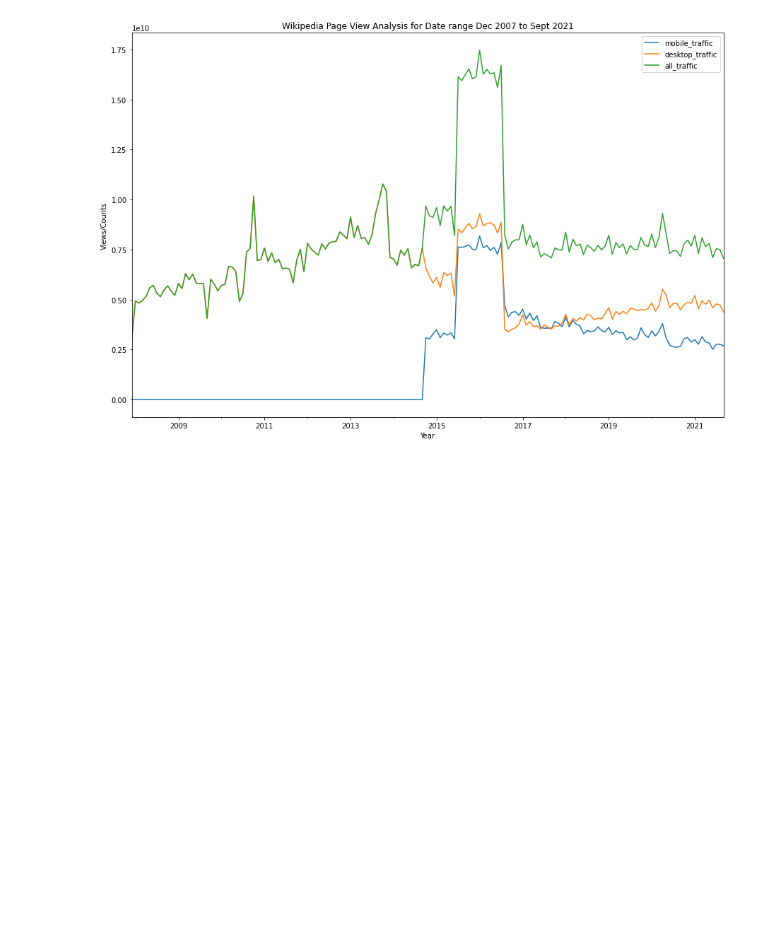
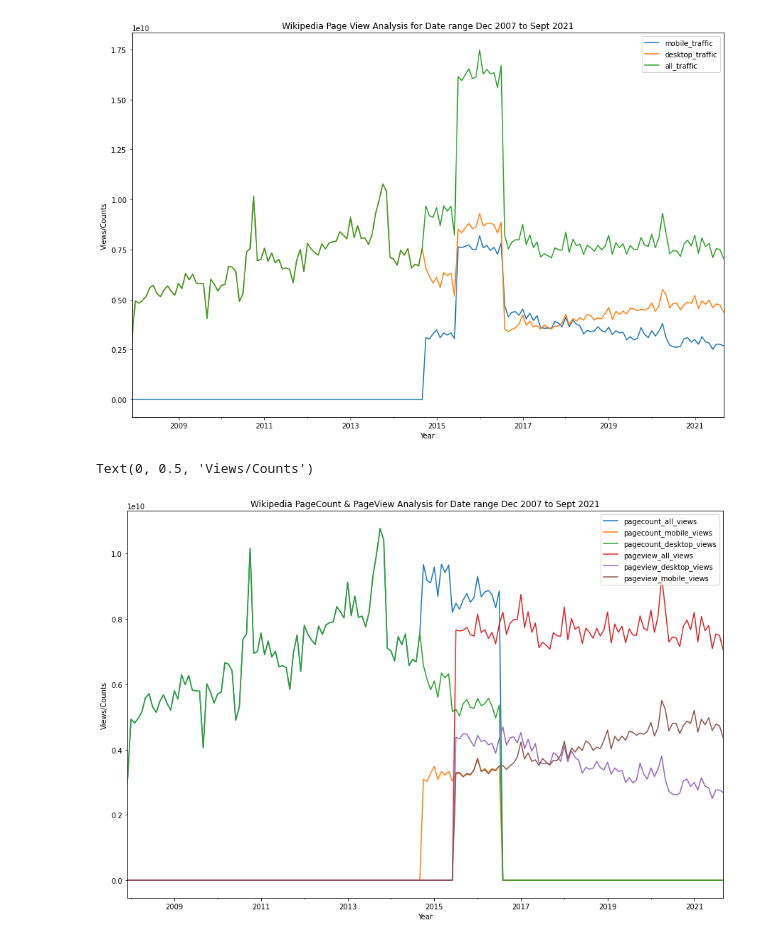
Before and after one commit to ningjis/data-512-a1, a Jupyter notebook: hcds_a1_data_curation.ipynb, the cells around one changed output. Cells and saved outputs as stored; diff of their text form; code cells hidden in the pictures; blank space fills up the shorter version.

```diff
--- a/hcds_a1_data_curation.ipynb
+++ b/hcds_a1_data_curation.ipynb
@@ -181,3 +181,21 @@ plt.ylabel('Views/Counts')
 # %% [output]
 Text(0, 0.5, 'Views/Counts')
 [figure]
+# %%
+#####
+l1 = df_all["pagecount_all_views"].values
+l2 = df_all["pagecount_mobile_views"].values
+l3 = df_all["pagecount_desktop_views"].values
+l4 = df_all["pageview_all_views"].values
+l5 = df_all["pageview_desktop_views"].values
+l6 = df_all["pageview_mobile_views"].values
+
+timeseries = np.vstack((l1, l2, l3, l4, l5, l6)).T
+timeseries_df = pd.DataFrame(timeseries, index=pd.date_range(start='2007-12-01', end='2021-10-01', freq='M'), columns=['pagecount_all_views','pagecount_mobile_views','pagecount_desktop_views', 'pageview_all_views', 'pageview_desktop_views', 'pageview_mobile_views'])
+timeseries_df.plot(figsize=(15,10))
+plt.title('Wikipedia PageCount & PageView Analysis for Date range Dec 2007 to Sept 2021')
+plt.xlabel('Year')
+plt.ylabel('Views/Counts')
+# %% [output]
+Text(0, 0.5, 'Views/Counts')
+[figure, added]
```
